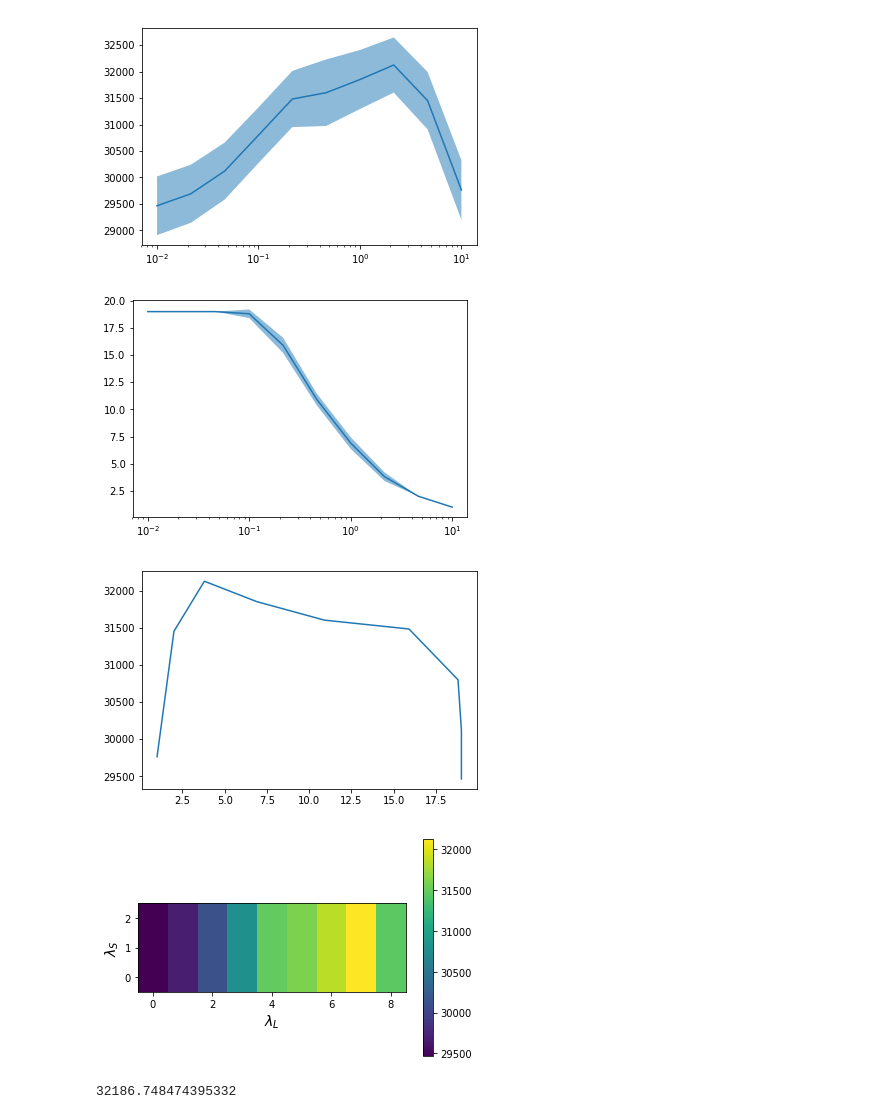
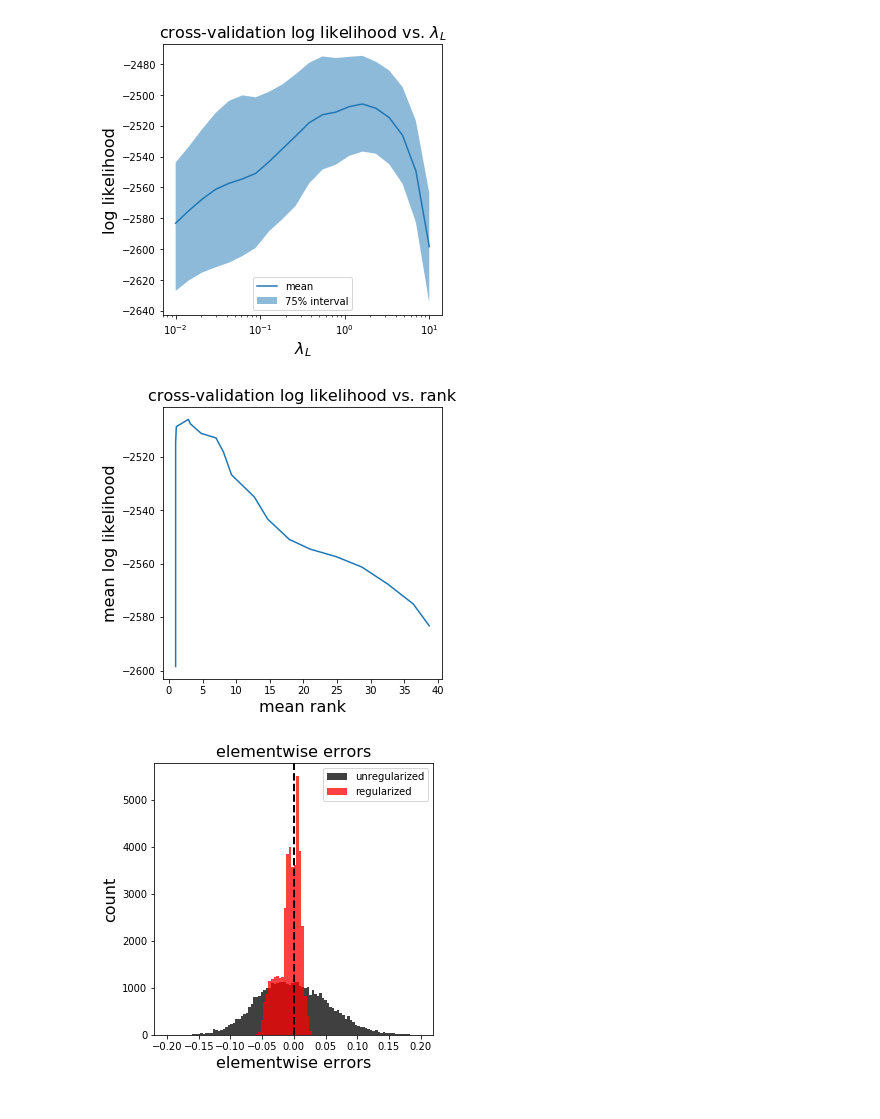
Before and after one commit to BouchardLab/DynamicalComponentsAnalysis, a Jupyter notebook: notebooks/RobustKronPCA-test.ipynb, the cells around one changed output. Cells and saved outputs as stored; diff of their text form; code cells hidden in the pictures.

```diff
--- a/notebooks/RobustKronPCA-test.ipynb
+++ b/notebooks/RobustKronPCA-test.ipynb
@@ -96,37 +86,42 @@ plt.show()
-# %%
-ll_mean = log_likelihood_vals.mean(axis=2)[:, -1]
-ll_std = log_likelihood_vals.std(axis=2)[:, -1]
-
-rank_mean = rank_vals.mean(axis=2)[:, 0]
-rank_std = rank_vals.std(axis=2)[:, 0]
-
-plt.plot(lambda_L_vals, ll_mean)
-plt.fill_between(x=lambda_L_vals, y1=ll_mean-ll_std, y2=ll_mean+ll_std, alpha=0.5)
-plt.xscale("log")
-plt.show()
-
-plt.plot(lambda_L_vals, rank_mean)
-plt.fill_between(x=lambda_L_vals, y1=rank_mean-rank_std, y2=rank_mean+rank_std, alpha=0.5)
-plt.xscale("log")
-plt.show()
-
-plt.plot(rank_mean, ll_mean)
-plt.show()
-# %% [output]
-[figure, removed]
-[figure, removed]
-[figure, removed]
-# %%
-M = log_likelihood_vals.mean(axis=2)
-
-plt.imshow(M.T[:, :-1], origin="lower")
-plt.xlabel("$\lambda_L$", fontsize=14)
-plt.ylabel("$\lambda_S$", fontsize=14)
-plt.colorbar()
-plt.show()
-# %% [output]
-[figure, removed]
-# %%
-log_likelihood_vals.mean(axis=2).max()
-# %% [output]
-32186.748474395332
+# %%
+"""
+Visualize results
+"""
+
+ll_mean = np.mean(log_likelihood_vals, axis=2)[:, 0]
+ll_low = np.percentile(log_likelihood_vals, 50-75/2, axis=2)[:, 0]
+ll_high = np.percentile(log_likelihood_vals, 50+75/2, axis=2)[:, 0]
+
+fig, ax = plt.subplots(1, 1, figsize=(5, 5))
+ax.plot(lambda_L_vals, ll_mean, label="mean")
+ax.fill_between(x=lambda_L_vals, y1=ll_low, y2=ll_high, alpha=0.5, label="75% interval")
+ax.set_xscale("log")
+ax.set_xlabel("$\lambda_L$", fontsize=16)
+ax.set_ylabel("log likelihood", fontsize=16)
+ax.set_title("cross-validation log likelihood vs. $\lambda_L$", fontsize=16)
+ax.legend(loc="lower center")
+plt.show()
+
+fig, ax = plt.subplots(1, 1, figsize=(5, 5))
+rank_mean = np.mean(rank_vals, axis=2)[:, 0]
+ax.plot(rank_mean, ll_mean)
+ax.set_xlabel("mean rank", fontsize=16)
+ax.set_ylabel("mean log likelihood", fontsize=16)
+ax.set_title("cross-validation log likelihood vs. rank", fontsize=16)
+plt.show()
+
+fig, ax = plt.subplots(1, 1, figsize=(5, 5))
+err_noreg = (sample_cov - true_cov).flatten()
+err_reg = (cov_reg - true_cov).flatten()
+ax.hist(err_noreg, range=(-0.2, 0.2), bins=100, label="unregularized", color="0.25")
+ax.hist(err_reg, range=(-0.2, 0.2), bins=100, label="regularized", color="red", alpha=0.75)
+ax.axvline(0, c="black", linestyle="--", linewidth=2)
+ax.set_xlabel("elementwise errors", fontsize=16)
+ax.set_ylabel("count", fontsize=16)
+ax.set_title("elementwise errors", fontsize=16)
+ax.legend()
+plt.show()
+# %% [output]
+[figure, added]
+[figure, added]
+[figure, added]
```
Also changed, not shown: parts of 6 cells of this notebook, 1 other file.
